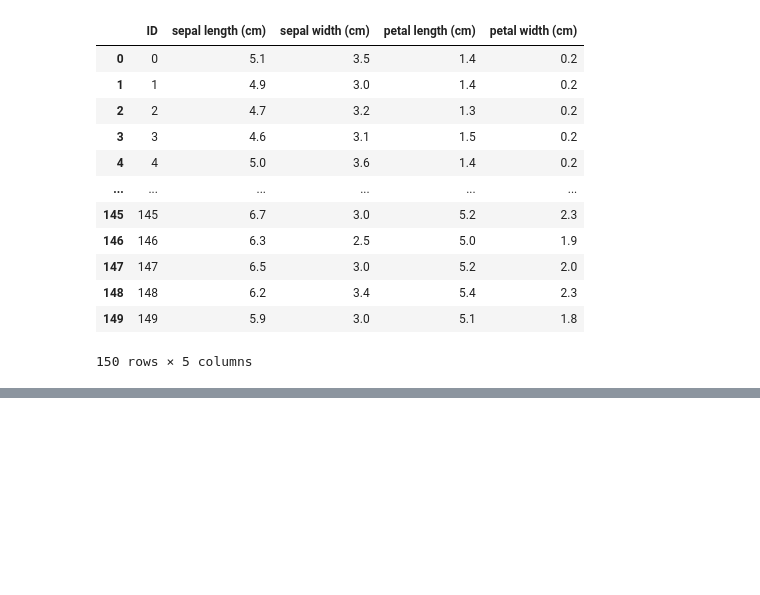
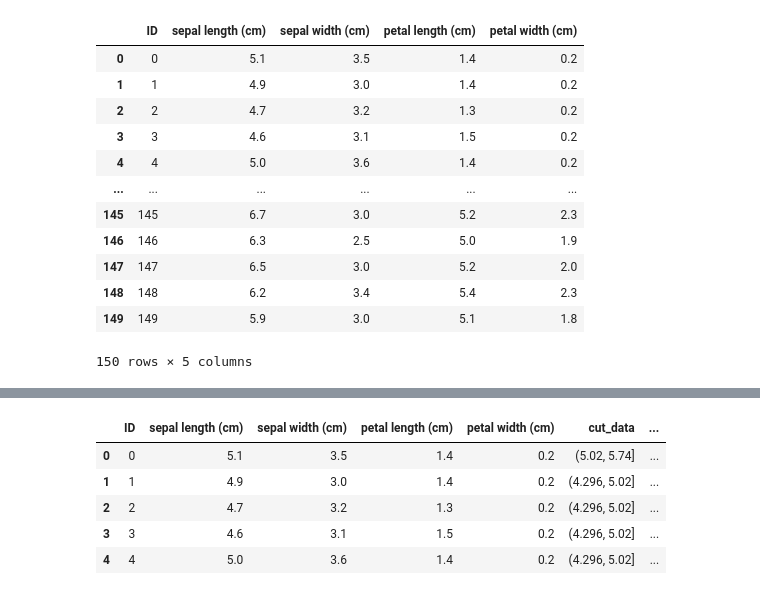
Before and after one commit to chanukk/YNUBD, a Jupyter notebook: 2-3_데이터변환/1_파생변수생성.ipynb, the cells around one changed output, grey strips where cells are left out. Saved outputs shown, nothing was run; the diff lists cells and outputs as text; code cells hidden in the pictures; blank space fills up the shorter version.

```diff
--- a/2-3_데이터변환/1_파생변수생성.ipynb
+++ b/2-3_데이터변환/1_파생변수생성.ipynb
@@ -111,0 +150,10 @@ data
+# %%
+# 구간화
+# cut()
+cut_data = pd.cut(data["sepal length (cm)"], bins = 5)
+data["cut_data"] = cut_data
+# data.head(10)
+
+print(data["sepal length (cm)"].min())
+print(data["sepal length (cm)"].max())
+print(cut_data)
@@ -111,0 +176,11 @@ data
+# %%
+cut_data2 = pd.cut(data["sepal length (cm)"], bins = [4, 5, 6, 7, 8])
+data["cut_data2"] = cut_data2
+data.head(5)
+# %% [output]
+|  | ID | sepal length (cm) | sepal width (cm) | petal length (cm) | petal width (cm) | cut_data | ... |
+| 0 | 0 | 5.1 | 3.5 | 1.4 | 0.2 | (5.02, 5.74] | ... |
+| 1 | 1 | 4.9 | 3.0 | 1.4 | 0.2 | (4.296, 5.02] | ... |
+| 2 | 2 | 4.7 | 3.2 | 1.3 | 0.2 | (4.296, 5.02] | ... |
+| 3 | 3 | 4.6 | 3.1 | 1.5 | 0.2 | (4.296, 5.02] | ... |
+| 4 | 4 | 5.0 | 3.6 | 1.4 | 0.2 | (4.296, 5.02] | ... |
```
Also changed, not shown: parts of 9 cells of this notebook, 1 other file.
